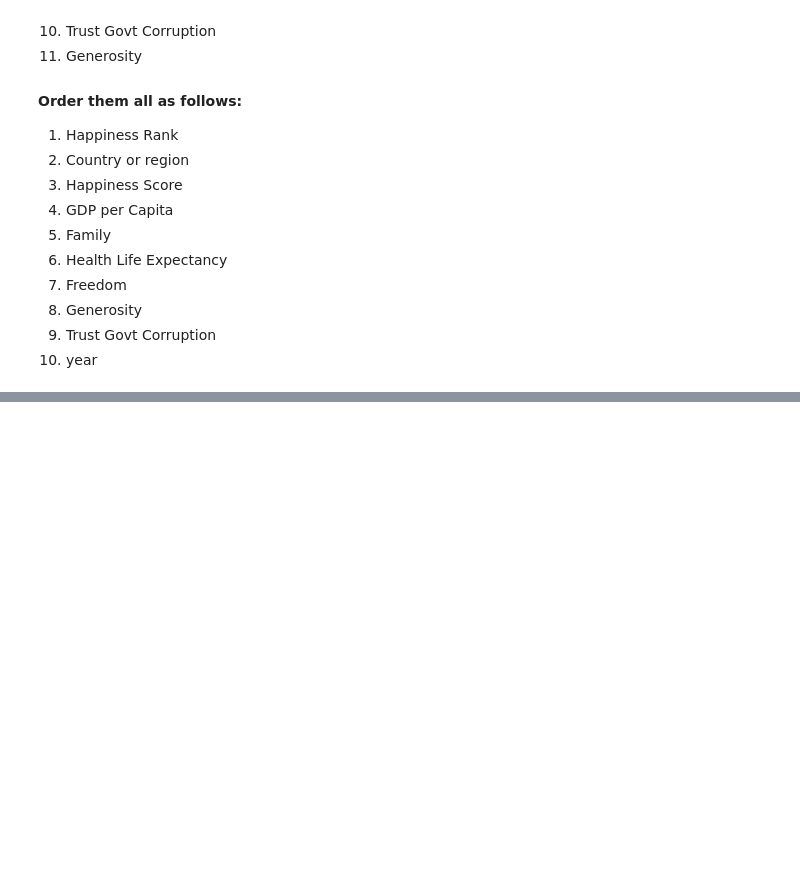
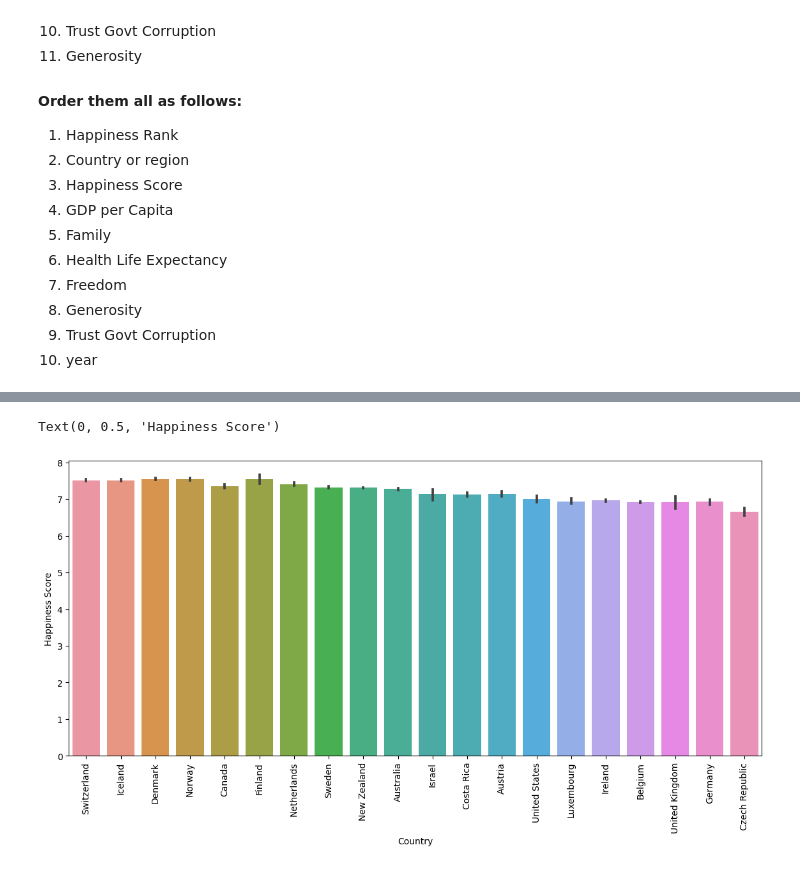
Before and after one commit to codekunoichi/learning-datascience, a Jupyter notebook: pandas/portfolio-projects/prob_6_happiness_data.ipynb, the cells around one changed output, grey strips where cells are left out. Cells and saved outputs as stored; diff of their text form; code cells hidden in the pictures; blank space fills up the shorter version.

Commit message:
Add basic visualization

```diff
--- a/pandas/portfolio-projects/prob_6_happiness_data.ipynb
+++ b/pandas/portfolio-projects/prob_6_happiness_data.ipynb
@@ -177,0 +180,12 @@ data_2019.head()
+# %%
+# List of DataFrames for each year
+data_frames = [data_2015, data_2016, data_2017, data_2018, data_2019]
+
+# Merge the DataFrames iteratively
+merged_df = data_frames[0]  # Start with the first DataFrame
+for i in range(1, len(data_frames)):
+    print(i)
+    print(str(2015 + i - 1))
+    merged_df = pd.merge(merged_df, data_frames[i], on='Country', how='outer', suffixes=('_' + str(2015 + i - 1), '_' + str(2015 + i)))
+
+merged_df.head()
@@ -177,0 +251,3 @@ data_2019.head()
+# %%
+concat_df = pd.concat(data_frames)
+concat_df.head()
@@ -177,0 +261,4 @@ data_2019.head()
+# %%
+top_20_cntry_data = concat_df.loc[concat_df.Country.isin(data_2019.sort_values('Happiness Rank')[:20]['Country'])]
+top_20_cntry_data.head()
+#reviews.loc[reviews.country.isin(['Italy', 'France'])]
@@ -177,0 +272,14 @@ data_2019.head()
+# %%
+# Set the width and height of the figure
+plt.figure(figsize=(14,6))
+
+# Bar Chart showing average arrival delay for Spirit Airlines airline code = NK flights by month
+ax = sns.barplot(x=top_20_cntry_data.Country, y=top_20_cntry_data['Happiness Score'])
+# Rotate x-labels vertically
+ax.set_xticklabels(ax.get_xticklabels(), rotation=90)
+
+# Add label for vertical axis
+plt.ylabel("Happiness Score")
+# %% [output]
+Text(0, 0.5, 'Happiness Score')
+[figure, added]
```
Also changed, not shown: parts of 10 cells of this notebook.
